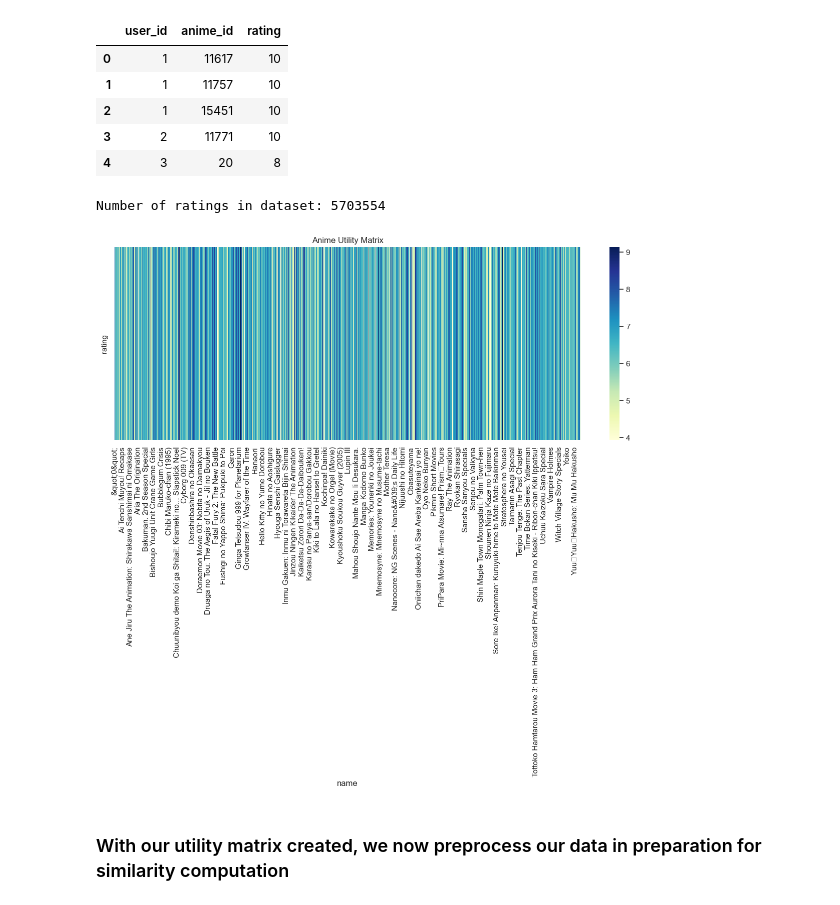
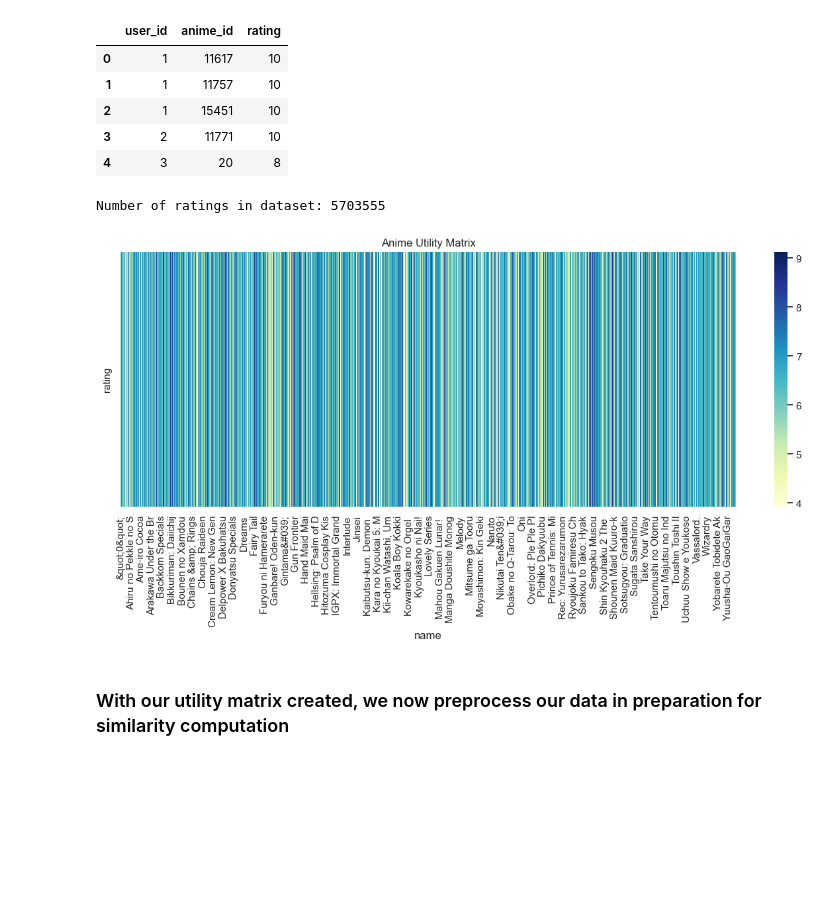
Before and after one commit to SleeNdlela/OA4_Unsupervised_Learning_Project, a Jupyter notebook: OA4_Unsupervised_Learning.2.1.ipynb, the cells around one changed output. Cells and saved outputs as stored; diff of their text form; code cells hidden in the pictures; blank space fills up the shorter version.

```diff
--- a/OA4_Unsupervised_Learning.2.1.ipynb
+++ b/OA4_Unsupervised_Learning.2.1.ipynb
@@ -1265,29 +1250,29 @@ user_rating.head()
 | 3 | 2 | 11771 | 10 |
 | 4 | 3 | 20 | 8 |
 # %%
-print (f'Number of ratings in dataset: {train_data.shape[0]}')
+print (f'Number of ratings in dataset: {user_rating.shape[0]}')
 # %% [output]
-Number of ratings in dataset: 5703554
+Number of ratings in dataset: 5703555
 # %%
 import pandas as pd
 import seaborn as sns
 import matplotlib.pyplot as plt
 
 # Assuming user_rating is your DataFrame
 # Slice anime_id to include only the first 20 characters
-anime_ratings['name'] = anime_ratings['name'].apply(lambda x: x[:20])
+anime_data['name'] = anime_data['name'].apply(lambda x: x[:20])
 
 # Create a pivot table (utility matrix)
 util_matrix = anime_data.pivot_table(columns='name', values='rating')
 
 # Plot the heatmap
 fig, ax = plt.subplots(figsize=(15, 5))
 # Select only the first 100 users for ease of computation and visualization
 sns.heatmap(util_matrix.head(100), annot=False, ax=ax, cmap='YlGnBu')
 ax.set_title('Anime Utility Matrix')
 plt.show()
 # %% [output]
-[figure, old version]
+[figure, new version]
 # %% [markdown]
 ### With our utility matrix created, we now preprocess our data in preparation for similarity computation
 # %%
```
Also changed, not shown: parts of 16 cells of this notebook.
